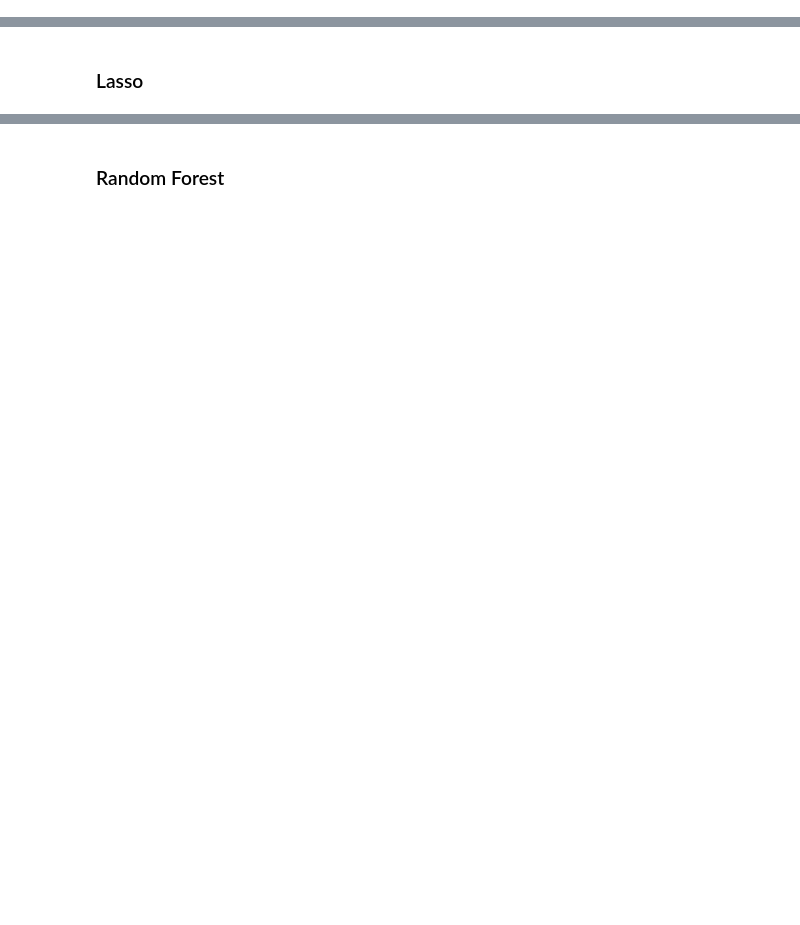
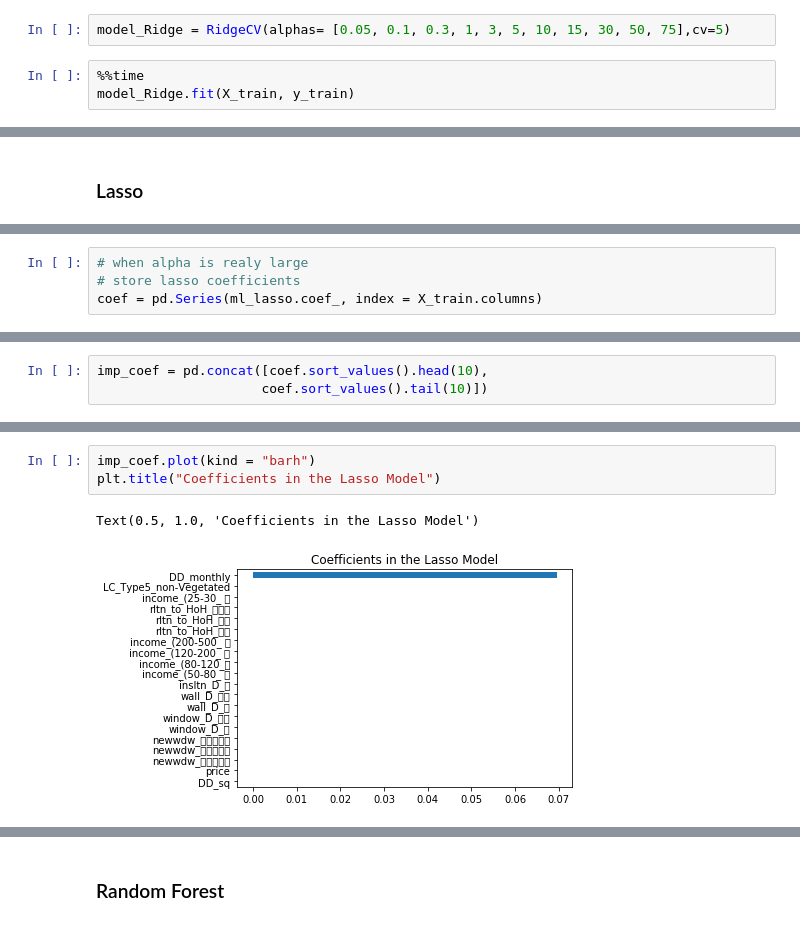
Before and after one commit to JK558/Land-Cover-UHI-Energy-Use, a Jupyter notebook: Land-Cover-UHI-Energy-Use.ipynb, the cells around one changed output, grey strips where cells are left out. Cells and saved outputs as stored; diff of their text form; blank space fills up the shorter version.

Commit message:
jupyter notebook:
ML models
more data wrangling

```diff
--- a/Land-Cover-UHI-Energy-Use.ipynb
+++ b/Land-Cover-UHI-Energy-Use.ipynb
@@ -2281,0 +2543,5 @@ ml_LR.score(X_test, y_test)
+# %%
+model_Ridge = RidgeCV(alphas= [0.05, 0.1, 0.3, 1, 3, 5, 10, 15, 30, 50, 75],cv=5)
+# %%
+%%time
+model_Ridge.fit(X_train, y_train)
@@ -2287,0 +2623,4 @@ ml_LR.score(X_test, y_test)
+# %%
+# when alpha is realy large
+# store lasso coefficients
+coef = pd.Series(ml_lasso.coef_, index = X_train.columns)
@@ -2287,0 +2631,3 @@ ml_LR.score(X_test, y_test)
+# %%
+imp_coef = pd.concat([coef.sort_values().head(10),
+                     coef.sort_values().tail(10)])
@@ -2287,0 +2654,6 @@ ml_LR.score(X_test, y_test)
+# %%
+imp_coef.plot(kind = "barh")
+plt.title("Coefficients in the Lasso Model")
+# %% [output]
+Text(0.5, 1.0, 'Coefficients in the Lasso Model')
+[figure, added]
```
Also changed, not shown: parts of 306 cells of this notebook.
